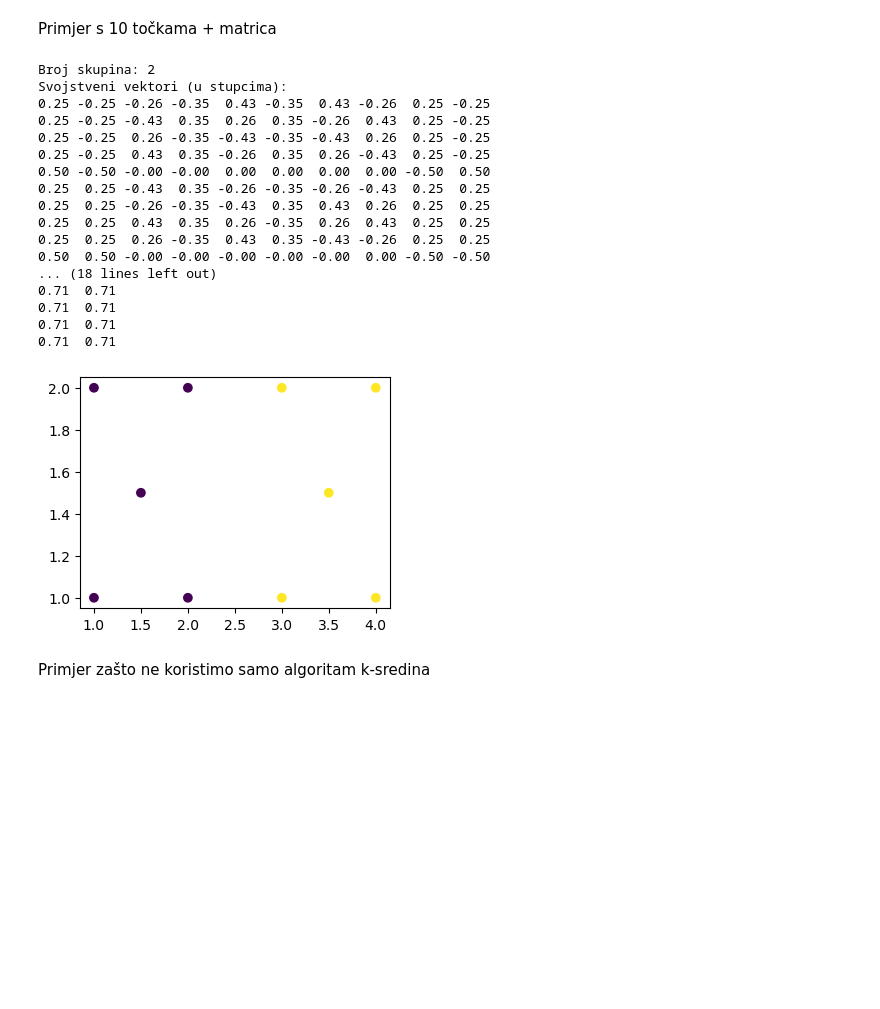
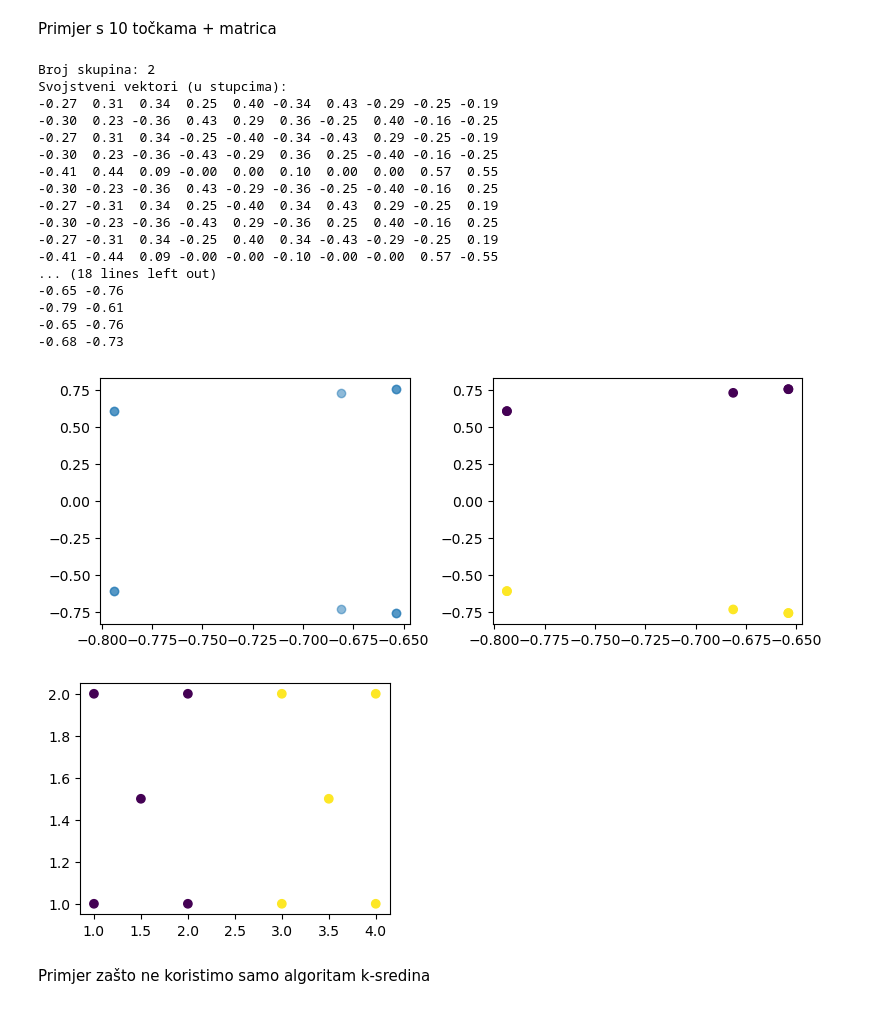
Before and after one commit to antoniamstr1/diplomski_rad, a Jupyter notebook: Spektralno_grupiranje.ipynb, the cells around one changed output. Saved outputs shown, nothing was run; the diff lists cells and outputs as text; code cells hidden in the pictures; blank space fills up the shorter version.

```diff
--- a/Spektralno_grupiranje.ipynb
+++ b/Spektralno_grupiranje.ipynb
@@ -947,42 +1105,54 @@ Primjer s 10 točkama + matrica
 # %%
 """ set of 10 točaka """
 points = np.array([
     [1, 1], [2, 1], [1, 2], [2, 2], [1.5, 1.5],
     [3, 1], [4, 1], [3, 2], [4, 2], [3.5, 1.5]
 ])
-sc = SpectralClusteringNJW(sigma_X=0.1, max_clusters=2)
+sc = SpectralClusteringNJW(sigma_X=0.5, max_clusters=2)
 clusters_sc = sc.segment_2d(points)
+
 print('Broj skupina:', sc.max_clusters)
 print('Svojstveni vektori (u stupcima): ')
 print_matrix(sc.eigvecs)
 print('X matrica:')
 print_matrix(sc.X)
 print('Y matrica:')
 print_matrix(sc.Y)
 
+plt.figure(figsize=(8,3))
+plt.subplot(1, 2, 1)
+plt.scatter(sc.Y[:, 0], sc.Y[:, 1], alpha=0.5)
+
+plt.subplot(1, 2, 2)
+plt.scatter(sc.Y[:, 0], sc.Y[:, 1], c=clusters_sc)
+
+plt.tight_layout()
+plt.show()
+
 """ vizualizacija rezultata """
 plt.figure(figsize=(4, 3))
 plt.scatter(points[:, 0], points[:, 1], c=clusters_sc)
 plt.show()
 # %% [output]
 Broj skupina: 2
 Svojstveni vektori (u stupcima):
-0.25 -0.25 -0.26 -0.35  0.43 -0.35  0.43 -0.26  0.25 -0.25
-0.25 -0.25 -0.43  0.35  0.26  0.35 -0.26  0.43  0.25 -0.25
-0.25 -0.25  0.26 -0.35 -0.43 -0.35 -0.43  0.26  0.25 -0.25
-0.25 -0.25  0.43  0.35 -0.26  0.35  0.26 -0.43  0.25 -0.25
-0.50 -0.50 -0.00 -0.00  0.00  0.00  0.00  0.00 -0.50  0.50
-0.25  0.25 -0.43  0.35 -0.26 -0.35 -0.26 -0.43  0.25  0.25
-0.25  0.25 -0.26 -0.35 -0.43  0.35  0.43  0.26  0.25  0.25
-0.25  0.25  0.43  0.35  0.26 -0.35  0.26  0.43  0.25  0.25
-0.25  0.25  0.26 -0.35  0.43  0.35 -0.43 -0.26  0.25  0.25
-0.50  0.50 -0.00 -0.00 -0.00 -0.00 -0.00  0.00 -0.50 -0.50
+-0.27  0.31  0.34  0.25  0.40 -0.34  0.43 -0.29 -0.25 -0.19
+-0.30  0.23 -0.36  0.43  0.29  0.36 -0.25  0.40 -0.16 -0.25
+-0.27  0.31  0.34 -0.25 -0.40 -0.34 -0.43  0.29 -0.25 -0.19
+-0.30  0.23 -0.36 -0.43 -0.29  0.36  0.25 -0.40 -0.16 -0.25
+-0.41  0.44  0.09 -0.00  0.00  0.10  0.00  0.00  0.57  0.55
+-0.30 -0.23 -0.36  0.43 -0.29 -0.36 -0.25 -0.40 -0.16  0.25
+-0.27 -0.31  0.34  0.25 -0.40  0.34  0.43  0.29 -0.25  0.19
+-0.30 -0.23 -0.36 -0.43  0.29 -0.36  0.25  0.40 -0.16  0.25
+-0.27 -0.31  0.34 -0.25  0.40  0.34 -0.43 -0.29 -0.25  0.19
+-0.41 -0.44  0.09 -0.00 -0.00 -0.10 -0.00 -0.00  0.57 -0.55
 ... (18 lines left out)
-0.71  0.71
-0.71  0.71
-0.71  0.71
-0.71  0.71
+-0.65 -0.76
+-0.79 -0.61
+-0.65 -0.76
+-0.68 -0.73
-[figure, old version]
+[figure, new version]
+[figure, added]
 # %% [markdown]
 Primjer zašto ne koristimo samo algoritam k-sredina
 # %%
```
Also changed, not shown: parts of 32 cells of this notebook, 24 other files.
